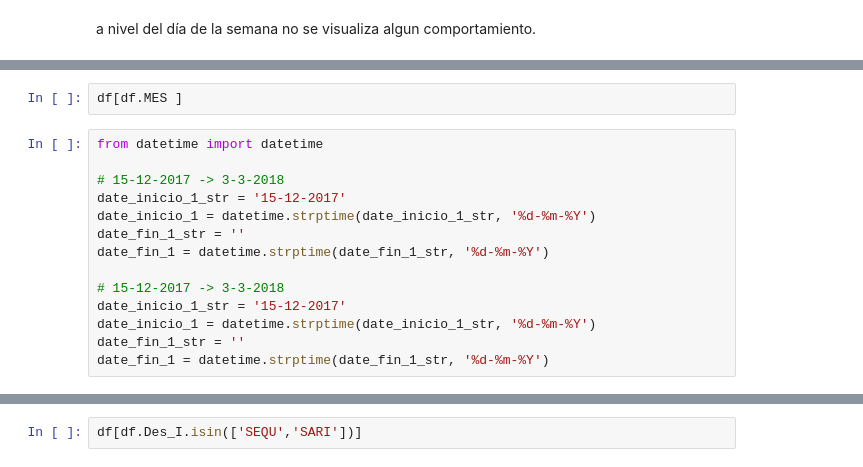
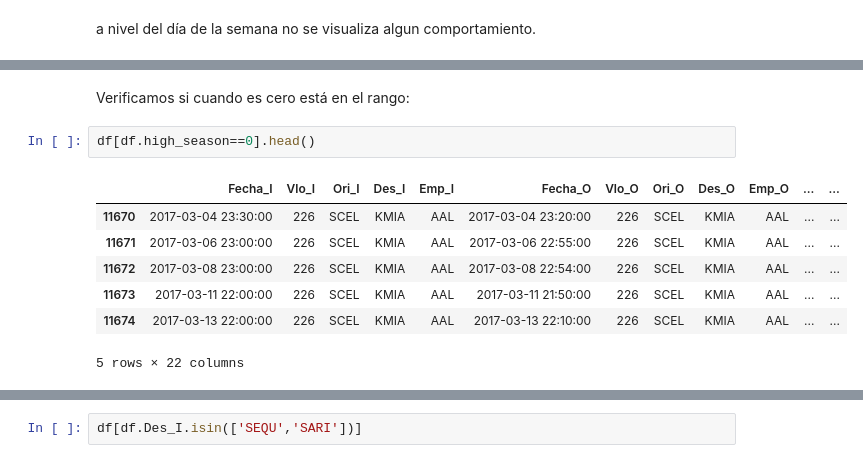
Before and after one commit to Lopport/Challenge-Data-Scientist-Matias-Lopez, a Jupyter notebook: solution.ipynb, the cells around one changed output, grey strips where cells are left out. Cells and saved outputs as stored; diff of their text form.

```diff
--- a/solution.ipynb
+++ b/solution.ipynb
@@ -140,16 +220,12 @@ a nivel del día de la semana no se visualiza algun comportamiento.
+# %% [markdown]
+Verificamos si cuando es cero está en el rango:
 # %%
-df[df.MES ]
+df[df.high_season==0].head()
+# %% [output]
+|  | Fecha_I | Vlo_I | Ori_I | Des_I | Emp_I | Fecha_O | Vlo_O | Ori_O | Des_O | Emp_O | ... | ... |
+| 11670 | 2017-03-04 23:30:00 | 226 | SCEL | KMIA | AAL | 2017-03-04 23:20:00 | 226 | SCEL | KMIA | AAL | ... | ... |
+| 11671 | 2017-03-06 23:00:00 | 226 | SCEL | KMIA | AAL | 2017-03-06 22:55:00 | 226 | SCEL | KMIA | AAL | ... | ... |
+| 11672 | 2017-03-08 23:00:00 | 226 | SCEL | KMIA | AAL | 2017-03-08 22:54:00 | 226 | SCEL | KMIA | AAL | ... | ... |
+| 11673 | 2017-03-11 22:00:00 | 226 | SCEL | KMIA | AAL | 2017-03-11 21:50:00 | 226 | SCEL | KMIA | AAL | ... | ... |
+| 11674 | 2017-03-13 22:00:00 | 226 | SCEL | KMIA | AAL | 2017-03-13 22:10:00 | 226 | SCEL | KMIA | AAL | ... | ... |
+5 rows × 22 columns
-# %%
-from datetime import datetime
-
-# 15-12-2017 -> 3-3-2018
-date_inicio_1_str = '15-12-2017'
-date_inicio_1 = datetime.strptime(date_inicio_1_str, '%d-%m-%Y')
-date_fin_1_str = ''
-date_fin_1 = datetime.strptime(date_fin_1_str, '%d-%m-%Y')
-
-# 15-12-2017 -> 3-3-2018
-date_inicio_1_str = '15-12-2017'
-date_inicio_1 = datetime.strptime(date_inicio_1_str, '%d-%m-%Y')
-date_fin_1_str = ''
-date_fin_1 = datetime.strptime(date_fin_1_str, '%d-%m-%Y')
```
Also changed, not shown: parts of 26 cells of this notebook.
